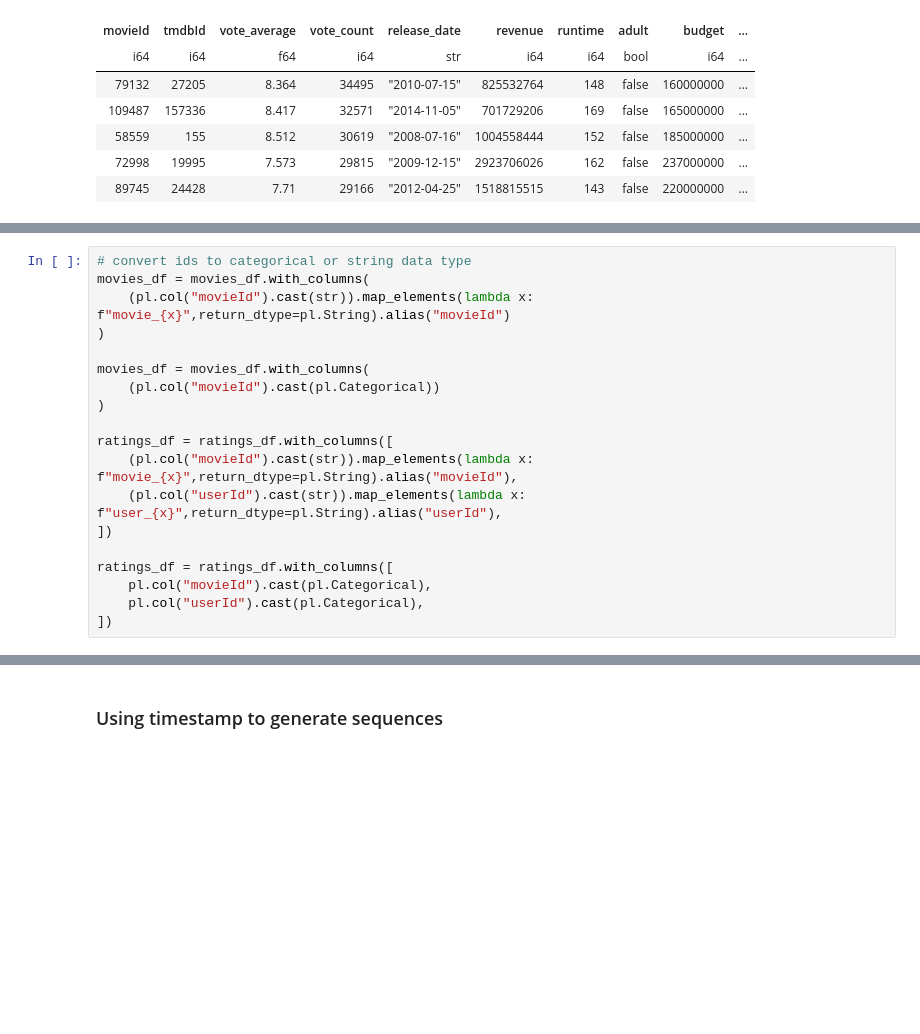
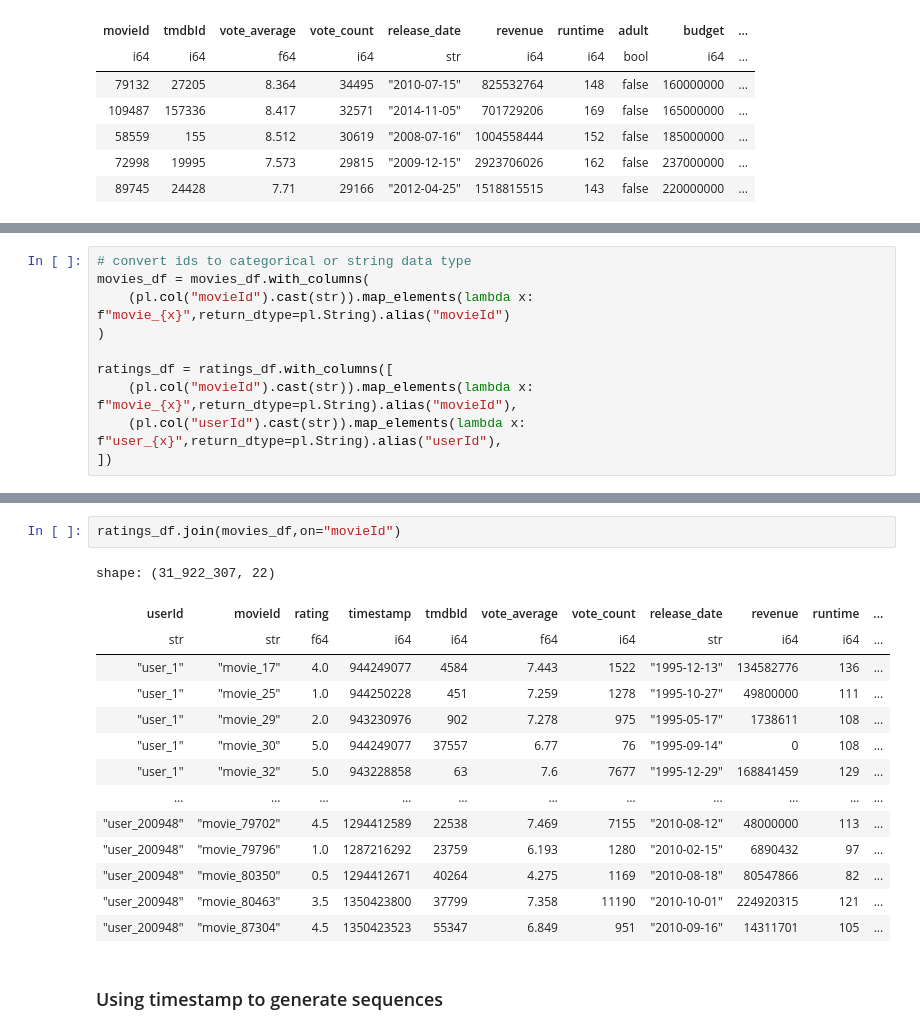
Before and after one commit to THEGAMECHANGER416/RecSysTRX, a Jupyter notebook: notebooks/data_loading.ipynb, the cells around one changed output, grey strips where cells are left out. Saved outputs shown, nothing was run; the diff lists cells and outputs as text; blank space fills up the shorter version.

Commit message:
built movies metadata

```diff
--- a/notebooks/data_loading.ipynb
+++ b/notebooks/data_loading.ipynb
@@ -66,16 +53,7 @@ movies_df = movies_df.with_columns(
     (pl.col("movieId").cast(str)).map_elements(lambda x: f"movie_{x}",return_dtype=pl.String).alias("movieId")
 )
 
-movies_df = movies_df.with_columns(
-    (pl.col("movieId").cast(pl.Categorical))
-)
-
 ratings_df = ratings_df.with_columns([
     (pl.col("movieId").cast(str)).map_elements(lambda x: f"movie_{x}",return_dtype=pl.String).alias("movieId"),
     (pl.col("userId").cast(str)).map_elements(lambda x: f"user_{x}",return_dtype=pl.String).alias("userId"),
 ])
-
-ratings_df = ratings_df.with_columns([
-    pl.col("movieId").cast(pl.Categorical),
-    pl.col("userId").cast(pl.Categorical),
-])
@@ -98,3 +136,20 @@ user_vocab_stoi = user_vocab.get_stoi()
+# %%
+ratings_df.join(movies_df,on="movieId")
+# %% [output]
+shape: (31_922_307, 22)
+| userId | movieId | rating | timestamp | tmdbId | vote_average | vote_count | release_date | revenue | runtime | ... |
+| str | str | f64 | i64 | i64 | f64 | i64 | str | i64 | i64 | ... |
+| "user_1" | "movie_17" | 4.0 | 944249077 | 4584 | 7.443 | 1522 | "1995-12-13" | 134582776 | 136 | ... |
+| "user_1" | "movie_25" | 1.0 | 944250228 | 451 | 7.259 | 1278 | "1995-10-27" | 49800000 | 111 | ... |
+| "user_1" | "movie_29" | 2.0 | 943230976 | 902 | 7.278 | 975 | "1995-05-17" | 1738611 | 108 | ... |
+| "user_1" | "movie_30" | 5.0 | 944249077 | 37557 | 6.77 | 76 | "1995-09-14" | 0 | 108 | ... |
+| "user_1" | "movie_32" | 5.0 | 943228858 | 63 | 7.6 | 7677 | "1995-12-29" | 168841459 | 129 | ... |
+| … | … | … | … | … | … | … | … | … | … | ... |
+| "user_200948" | "movie_79702" | 4.5 | 1294412589 | 22538 | 7.469 | 7155 | "2010-08-12" | 48000000 | 113 | ... |
+| "user_200948" | "movie_79796" | 1.0 | 1287216292 | 23759 | 6.193 | 1280 | "2010-02-15" | 6890432 | 97 | ... |
+| "user_200948" | "movie_80350" | 0.5 | 1294412671 | 40264 | 4.275 | 1169 | "2010-08-18" | 80547866 | 82 | ... |
+| "user_200948" | "movie_80463" | 3.5 | 1350423800 | 37799 | 7.358 | 11190 | "2010-10-01" | 224920315 | 121 | ... |
+| "user_200948" | "movie_87304" | 4.5 | 1350423523 | 55347 | 6.849 | 951 | "2010-09-16" | 14311701 | 105 | ... |
 # %% [markdown]
 ### Using timestamp to generate sequences
 # %%
```
Also changed, not shown: parts of 8 cells of this notebook, 2 other files.
